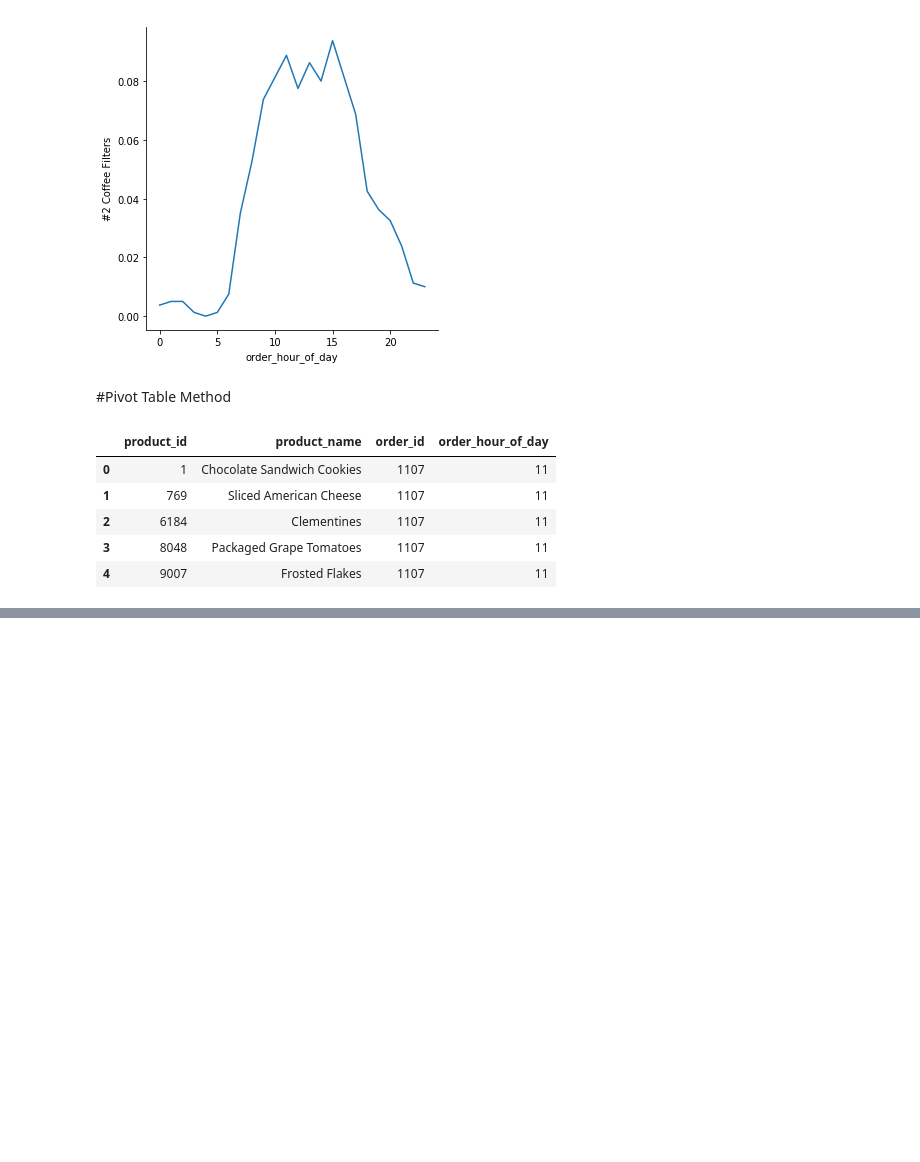
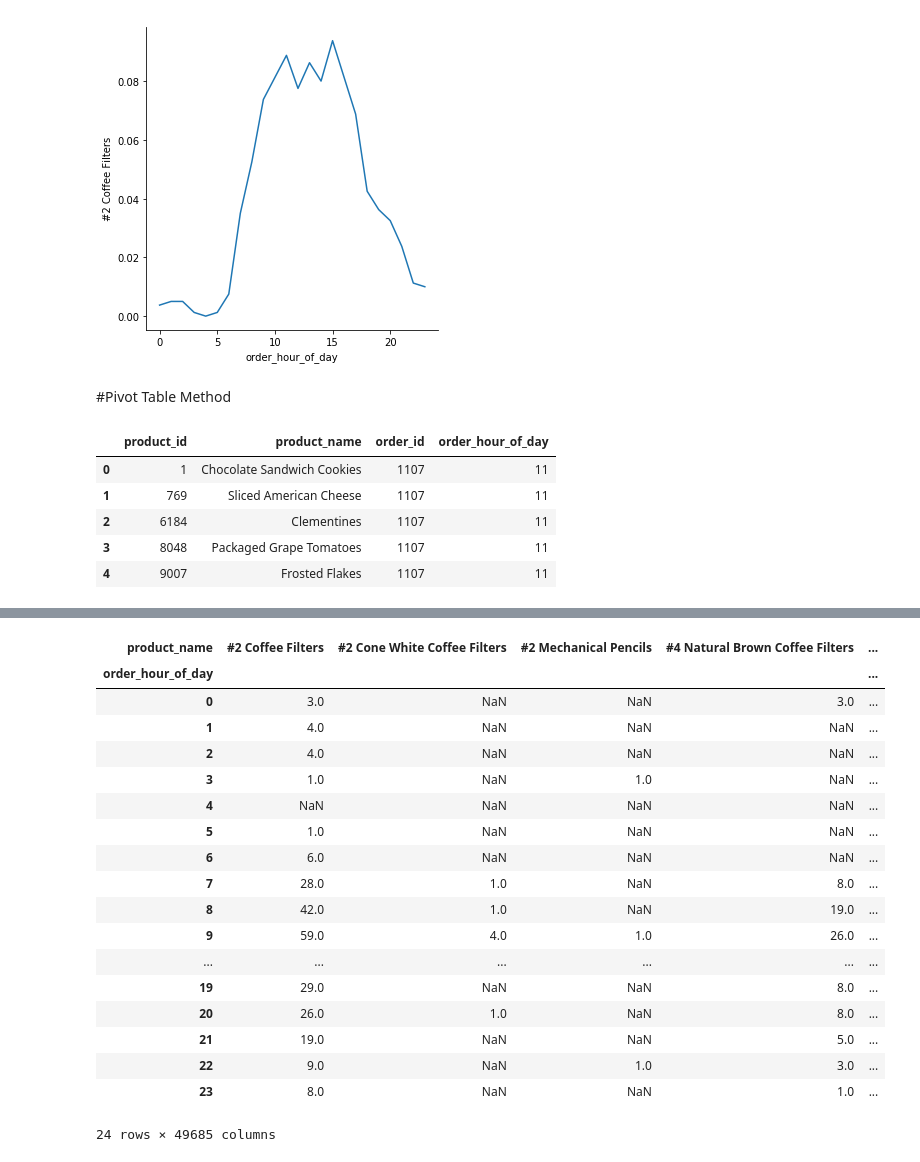
Before and after one commit to bloominstituteoftechnology/DS-Unit-1-Sprint-2-Data-Wrangling-and-Storytelling, a Jupyter notebook: module3-reshape-data/LS_DS_123_Reshape_data.ipynb, the cells around one changed output, grey strips where cells are left out. Drawn from its saved outputs; the diff is of its cells as text; code cells hidden in the pictures; blank space fills up the shorter version.

```diff
--- a/module3-reshape-data/LS_DS_123_Reshape_data.ipynb
+++ b/module3-reshape-data/LS_DS_123_Reshape_data.ipynb
@@ -613,3 +629,6 @@ merged3.head()
 | 2 | 6184 | Clementines | 1107 | 11 |
 | 3 | 8048 | Packaged Grape Tomatoes | 1107 | 11 |
 | 4 | 9007 | Frosted Flakes | 1107 | 11 |
+# %%
+merged3 = merged3.drop(columns='product_id')
+merged3.head()
@@ -615,0 +642,23 @@ merged3.head()
+# %%
+merged3_pv = merged3.pivot_table(index='order_hour_of_day', columns='product_name', values='order_id', aggfunc=len)
+merged3_pv
+# %% [output]
+| product_name | #2 Coffee Filters | #2 Cone White Coffee Filters | #2 Mechanical Pencils | #4 Natural Brown Coffee Filters | ... |
+| order_hour_of_day |  |  |  |  | ... |
+| 0 | 3.0 | NaN | NaN | 3.0 | ... |
+| 1 | 4.0 | NaN | NaN | NaN | ... |
+| 2 | 4.0 | NaN | NaN | NaN | ... |
+| 3 | 1.0 | NaN | 1.0 | NaN | ... |
+| 4 | NaN | NaN | NaN | NaN | ... |
+| 5 | 1.0 | NaN | NaN | NaN | ... |
+| 6 | 6.0 | NaN | NaN | NaN | ... |
+| 7 | 28.0 | 1.0 | NaN | 8.0 | ... |
+| 8 | 42.0 | 1.0 | NaN | 19.0 | ... |
+| 9 | 59.0 | 4.0 | 1.0 | 26.0 | ... |
+| ... | ... | ... | ... | ... | ... |
+| 19 | 29.0 | NaN | NaN | 8.0 | ... |
+| 20 | 26.0 | 1.0 | NaN | 8.0 | ... |
+| 21 | 19.0 | NaN | NaN | 5.0 | ... |
+| 22 | 9.0 | NaN | 1.0 | 3.0 | ... |
+| 23 | 8.0 | NaN | NaN | 1.0 | ... |
+24 rows × 49685 columns
```
Also changed, not shown: parts of 7 cells of this notebook.
